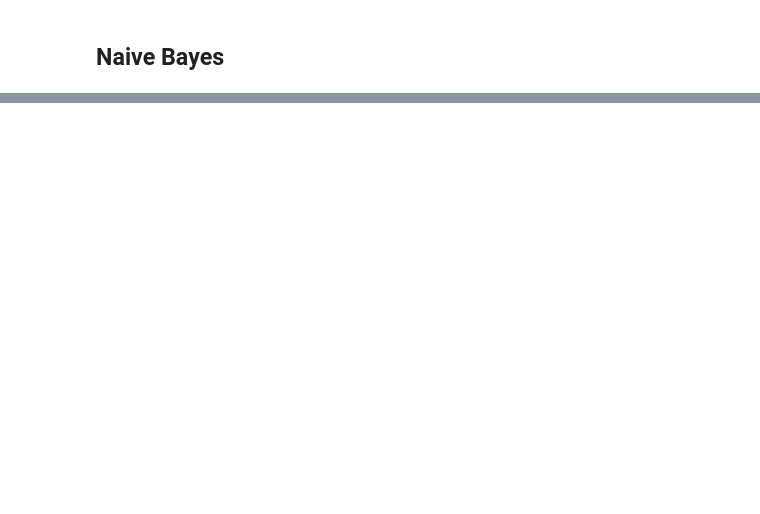
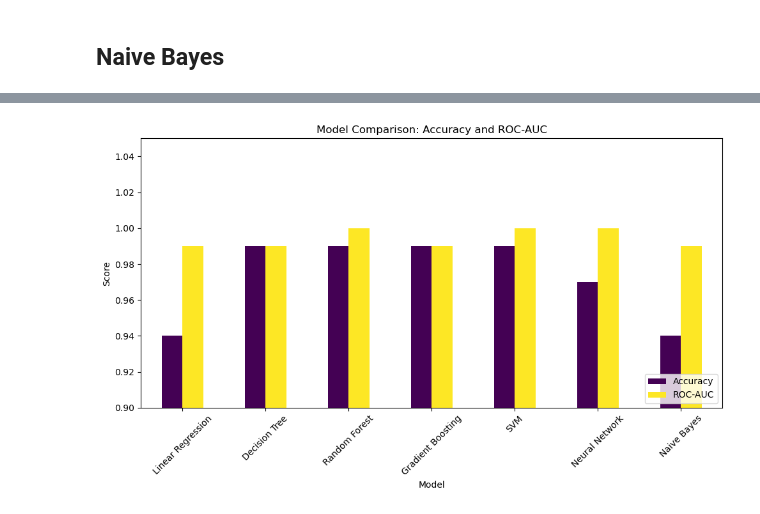
Before and after one commit to aastha0424/AasthaSingh-GlucoSense-Infy-Nov24, a Jupyter notebook: model_trainning.ipynb, the cells around one changed output, grey strips where cells are left out. Drawn from its saved outputs; the diff is of its cells as text; code cells hidden in the pictures; blank space fills up the shorter version.

```diff
--- a/model_trainning.ipynb
+++ b/model_trainning.ipynb
@@ -696,0 +626,23 @@ weighted avg       0.99      0.99      0.99       104
+# %%
+import pandas as pd
+import matplotlib.pyplot as plt
+
+# Data for visualization
+data = {
+    'Model': ['Linear Regression', 'Decision Tree', 'Random Forest', 'Gradient Boosting', 'SVM', 'Neural Network', 'Naive Bayes'],
+    'Accuracy': [0.94, 0.99, 0.99, 0.99, 0.99, 0.97, 0.94],
+    'ROC-AUC': [0.99, 0.99, 1.00, 0.99, 1.00, 1.00, 0.99]
+}
+metrics_df = pd.DataFrame(data)
+
+# Bar plot for Accuracy and ROC-AUC
+metrics_df.set_index('Model')[['Accuracy', 'ROC-AUC']].plot(kind='bar', figsize=(10, 6), colormap='viridis')
+plt.title('Model Comparison: Accuracy and ROC-AUC')
+plt.ylabel('Score')
+plt.xticks(rotation=45)
+plt.ylim(0.9, 1.05)
+plt.legend(loc='lower right')
+plt.tight_layout()
+plt.show()
+# %% [output]
+[figure, added]
```
Also changed, not shown: parts of 27 cells of this notebook.
